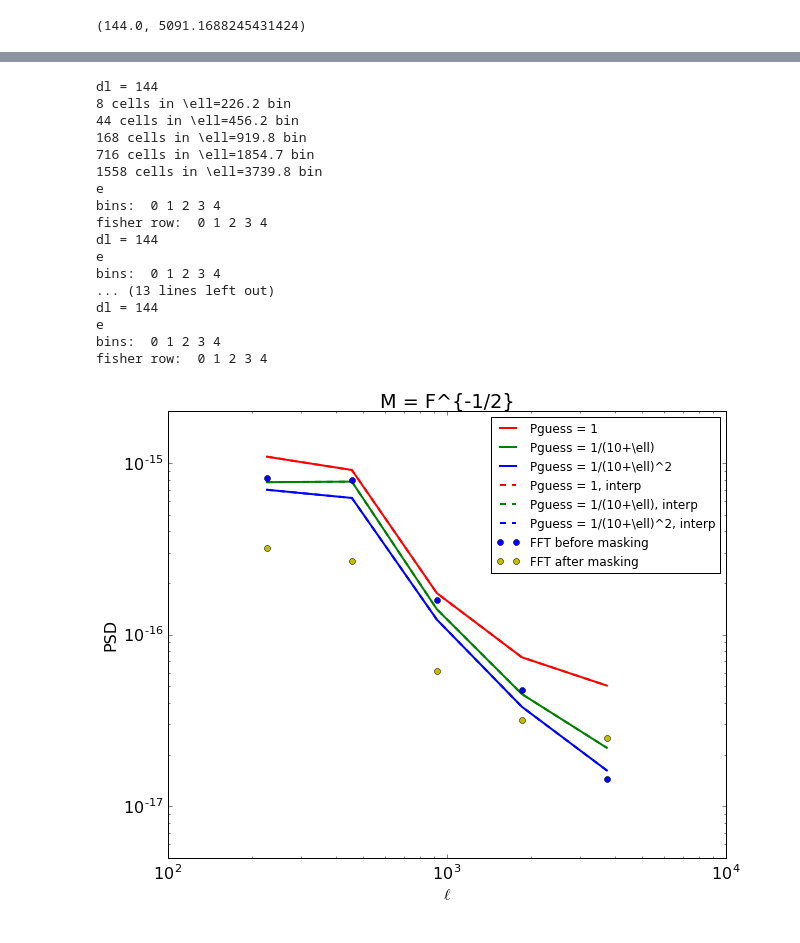
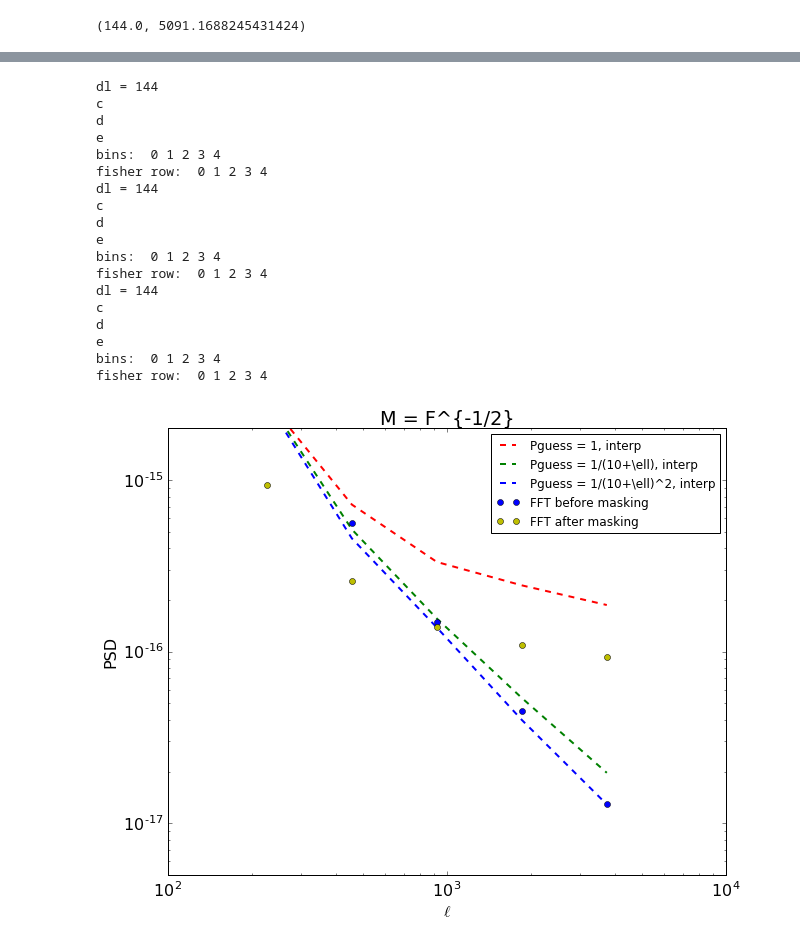
Before and after one commit to abrahamneben/21cmIRxcor, a Jupyter notebook: better_fg_masking_with_opt_pspec/test_optimal_quadratic_power_spectrum_for_masked_image_iterate.ipynb, the cells around one changed output, grey strips where cells are left out. Saved outputs shown, nothing was run; the diff lists cells and outputs as text; code cells hidden in the pictures.

```diff
--- a/better_fg_masking_with_opt_pspec/test_optimal_quadratic_power_spectrum_for_masked_image_iterate.ipynb
+++ b/better_fg_masking_with_opt_pspec/test_optimal_quadratic_power_spectrum_for_masked_image_iterate.ipynb
@@ -144,16 +144,16 @@ def img2optPS(img_meas,pguess,dtheta_rad,nbins,lmin,lmax,uselogbins=True,usehann
     F = matrix(exp(1j*(lxvals*thxvals+lyvals*thyvals)))/n**2
 
     Cguess_ft = matrix(np.diag( np.interp(lmaggrid.flatten(),lbincenters,pguess/norm/n**2) ))
-#     Csignal = F*Cguess_ft*conj(F).T
+    Csignal = F*Cguess_ft*conj(F).T
 
-#     print('c')
-#     Cmask = 1.e7*np.matrix(np.diag(img_meas.flatten()==0)) # IS THIS A REASONABLE NUMBER ??
-#     print('d')
-#     Cinv = inv(Csignal + Cmask)
+    print('c')
+    Cmask = 1.e7*np.matrix(np.diag(img_meas.flatten()==0)) # IS THIS A REASONABLE NUMBER ??
+    print('d')
+    Cinv = inv(Csignal + Cmask)
 
-    Fbar = F[img_meas.flatten()==0,:]
-    FP = F - F*conj(Fbar.T)*inv(Fbar*conj(Fbar.T))*Fbar
-    Cinv = FP*inv(Cguess_ft+conj(Fbar.T)*Fbar)*conj(FP.T) # pseudo inverse
+#     Fbar = F[img_meas.flatten()==0,:]
+#     FP = F - F*conj(Fbar.T)*inv(Fbar*conj(Fbar.T))*Fbar
+#     Cinv = FP*inv(Cguess_ft+conj(Fbar.T)*Fbar)*conj(FP.T) # pseudo inverse
 
     print('e')
     # calculate q_alpha
@@ -181,53 +181,54 @@ def img2optPS(img_meas,pguess,dtheta_rad,nbins,lmin,lmax,uselogbins=True,usehann
     return lbincenters,p,Fish
 #     return eigvals
 # %%
-lbins,pspec_opt_l0,Fish_l0 = img2optPS(img_meas,np.ones(nbins),dtheta_rad,nbins,lmin,lmax,uselogbins=uselogbins,usehann=usehann,interp_pguess=False,verbose=True)
-lbins,pspec_opt_l1,Fish_l1 = img2optPS(img_meas,1./(10+lbins),dtheta_rad,nbins,lmin,lmax,uselogbins=uselogbins,usehann=usehann,interp_pguess=False,verbose=False)
-lbins,pspec_opt_l2,Fish_l2 = img2optPS(img_meas,1./(10+lbins)**2,dtheta_rad,nbins,lmin,lmax,uselogbins=uselogbins,usehann=usehann,interp_pguess=False,verbose=False)
+# lbins,pspec_opt_l0,Fish_l0 = img2optPS(img_meas,np.ones(nbins),dtheta_rad,nbins,lmin,lmax,uselogbins=uselogbins,usehann=usehann,interp_pguess=False,verbose=True)
+# lbins,pspec_opt_l1,Fish_l1 = img2optPS(img_meas,1./(10+lbins),dtheta_rad,nbins,lmin,lmax,uselogbins=uselogbins,usehann=usehann,interp_pguess=False,verbose=False)
+# lbins,pspec_opt_l2,Fish_l2 = img2optPS(img_meas,1./(10+lbins)**2,dtheta_rad,nbins,lmin,lmax,uselogbins=uselogbins,usehann=usehann,interp_pguess=False,verbose=False)
 
 lbins,pspec_opt_l0_interp,Fish_l0_interp = img2optPS(img_meas,np.ones(nbins),dtheta_rad,nbins,lmin,lmax,uselogbins=uselogbins,usehann=usehann,interp_pguess=True,verbose=False)
 lbins,pspec_opt_l1_interp,Fish2_l1_interp = img2optPS(img_meas,1./(10+lbins),dtheta_rad,nbins,lmin,lmax,uselogbins=uselogbins,usehann=usehann,interp_pguess=True,verbose=False)
 lbins,pspec_opt_l2_interp,Fish3_l2_interp = img2optPS(img_meas,1./(10+lbins)**2,dtheta_rad,nbins,lmin,lmax,uselogbins=uselogbins,usehann=usehann,interp_pguess=True,verbose=False)
 # %% [output]
 dl = 144
-8 cells in \ell=226.2 bin
-44 cells in \ell=456.2 bin
-168 cells in \ell=919.8 bin
-716 cells in \ell=1854.7 bin
-1558 cells in \ell=3739.8 bin
+c
+d
 e
 bins:  0 1 2 3 4
 fisher row:  0 1 2 3 4
 dl = 144
-e
-bins:  0 1 2 3 4
-... (13 lines left out)
-dl = 144
+c
+d
 e
 bins:  0 1 2 3 4
 fisher row:  0 1 2 3 4
+dl = 144
+c
+d
+e
+bins:  0 1 2 3 4
+fisher row:  0 1 2 3 4
 # %%
 matplotlib.rcParams.update({'font.size': 16})
 plt.figure(figsize=(10,8))
 
-plt.loglog(lbins,pspec_opt_l0,'r-',label='Pguess = 1',linewidth=2)
-plt.loglog(lbins,pspec_opt_l1,'g-',label='Pguess = 1/(10+\ell)',linewidth=2)
-plt.loglog(lbins,pspec_opt_l2,'b-',label='Pguess = 1/(10+\ell)^2',linewidth=2)
+# plt.loglog(lbins,pspec_opt_l0,'r-',label='Pguess = 1',linewidth=2)
+# plt.loglog(lbins,pspec_opt_l1,'g-',label='Pguess = 1/(10+\ell)',linewidth=2)
+# plt.loglog(lbins,pspec_opt_l2,'b-',label='Pguess = 1/(10+\ell)^2',linewidth=2)
 
 plt.loglog(lbins,pspec_opt_l0_interp,'r--',label='Pguess = 1, interp',linewidth=2)
 plt.loglog(lbins,pspec_opt_l1_interp,'g--',label='Pguess = 1/(10+\ell), interp',linewidth=2)
 plt.loglog(lbins,pspec_opt_l2_interp,'b--',label='Pguess = 1/(10+\ell)^2, interp',linewidth=2)
 
 plt.loglog(lbins,pspec,'bo',label='FFT before masking')
 plt.loglog(lbins,pspec_m,'yo',label='FFT after masking')
 
 plt.legend(fontsize=12)
 plt.title('M = F^{-1/2}')
 plt.xlim([100,1.e4])
 plt.ylim([5.e-18,2.e-15])
 plt.xlabel('$\ell$')
 plt.ylabel('PSD')
 
-plt.savefig('pspec_sim_pinv.png',bbox_inches='tight')
+plt.savefig('pspec_sim_true_inv.png',bbox_inches='tight')
 # %% [output]
-[figure, old version]
+[figure, new version]
```
Also changed, not shown: parts of 2 cells of this notebook, 2 other files.
